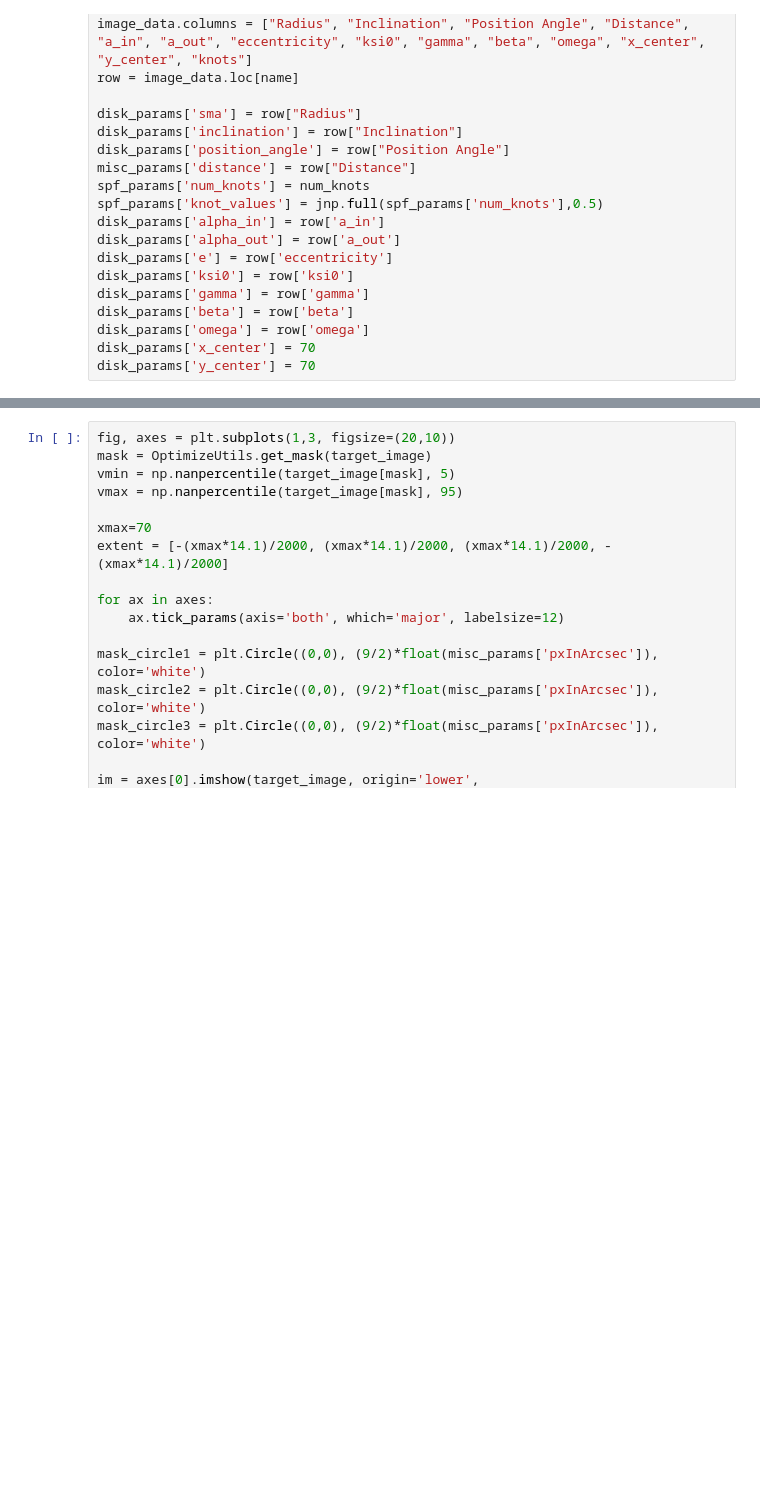
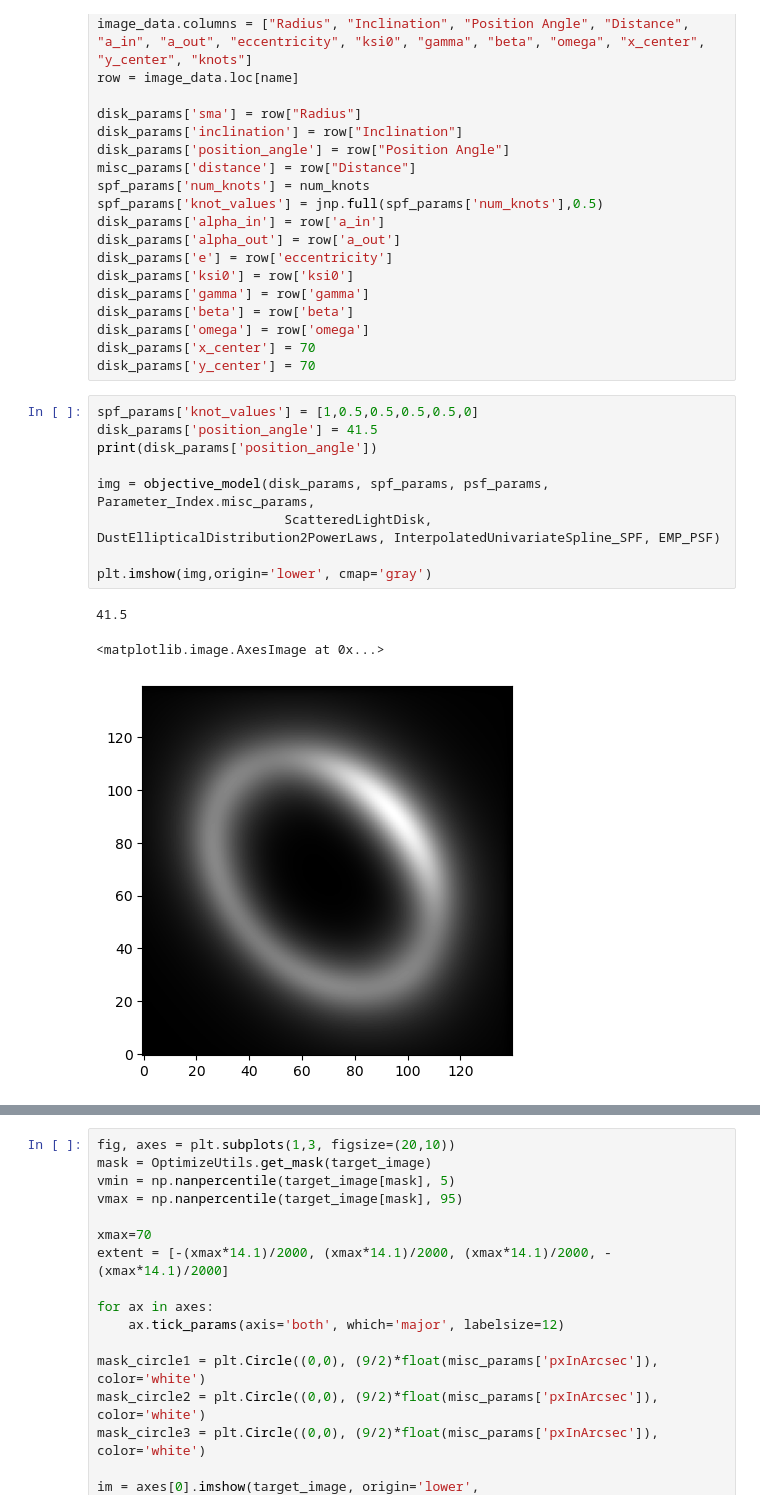
Before and after one commit to mihir-r-kondapalli/GRaTeR-JAX, a Jupyter notebook: HD145560_mcmc.ipynb, the cells around one changed output, grey strips where cells are left out. Saved outputs shown, nothing was run; the diff lists cells and outputs as text; blank space fills up the shorter version.

```diff
--- a/HD145560_mcmc.ipynb
+++ b/HD145560_mcmc.ipynb
@@ -65,6 +61,19 @@ disk_params['beta'] = row['beta']
 disk_params['omega'] = row['omega']
 disk_params['x_center'] = 70
 disk_params['y_center'] = 70
+# %%
+spf_params['knot_values'] = [1,0.5,0.5,0.5,0.5,0]
+disk_params['position_angle'] = 41.5
+print(disk_params['position_angle'])
+
+img = objective_model(disk_params, spf_params, psf_params, Parameter_Index.misc_params,
+                        ScatteredLightDisk, DustEllipticalDistribution2PowerLaws, InterpolatedUnivariateSpline_SPF, EMP_PSF)
+
+plt.imshow(img,origin='lower', cmap='gray')
+# %% [output]
+41.5
+<matplotlib.image.AxesImage at 0x...>
+[figure, added]
 # %%
 opt = Optimizer(disk_params, spf_params, psf_params, misc_params,
                 ScatteredLightDisk, DustEllipticalDistribution2PowerLaws, InterpolatedUnivariateSpline_SPF, EMP_PSF)
```
Also changed, not shown: parts of 6 cells of this notebook.
